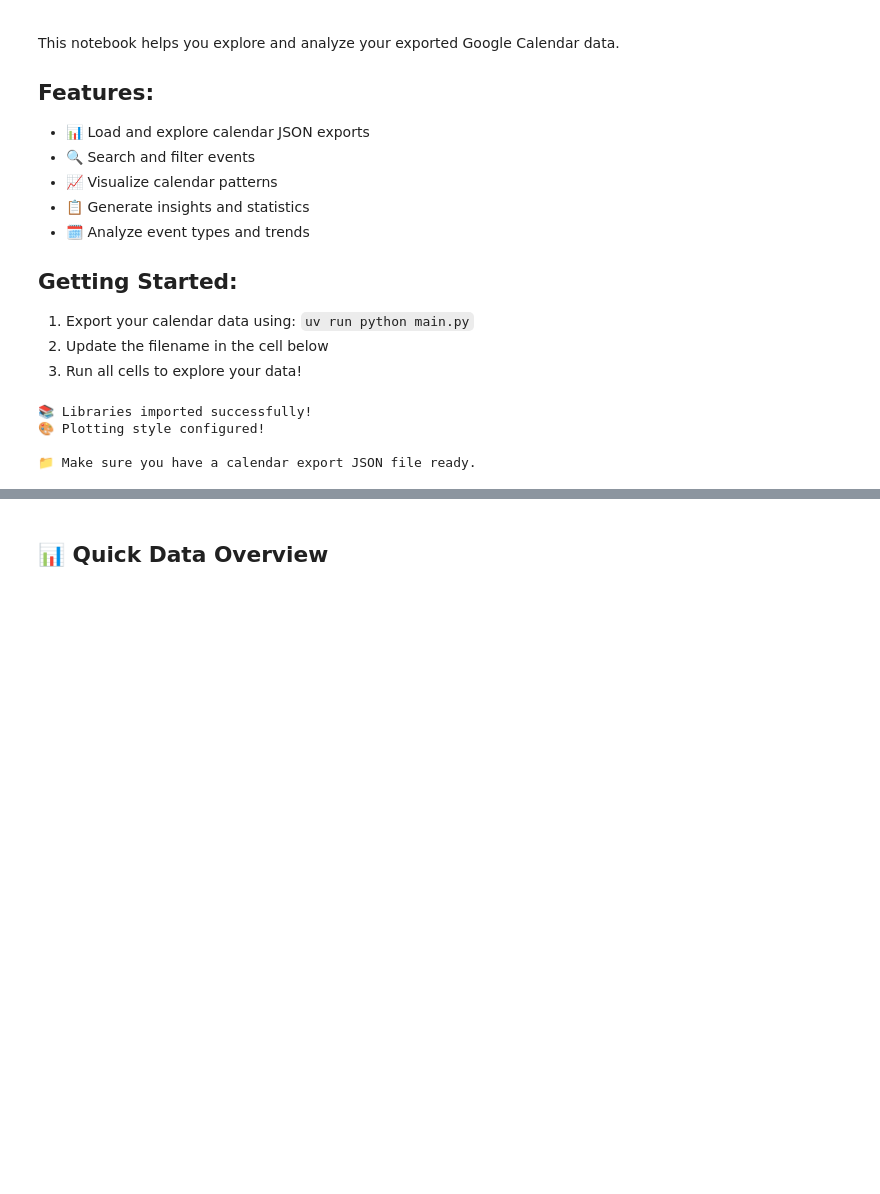
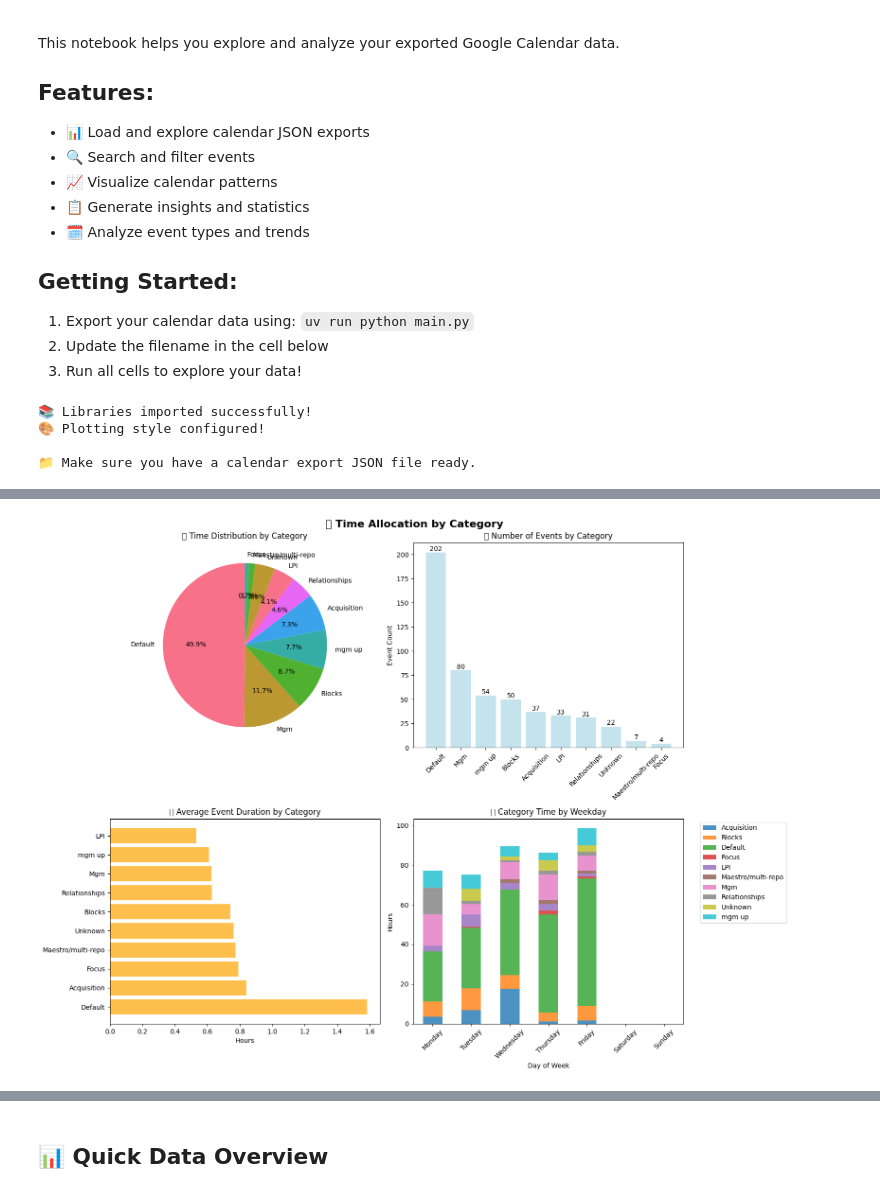
Before and after one commit to aluizdacosta/calendar-export, a Jupyter notebook: calendar_explorer.ipynb, the cells around one changed output, grey strips where cells are left out. Drawn from its saved outputs; the diff is of its cells as text; code cells hidden in the pictures; blank space fills up the shorter version.

```diff
--- a/calendar_explorer.ipynb
+++ b/calendar_explorer.ipynb
@@ -113,25 +93,18 @@ def create_events_dataframe(events: List[Dict[str, Any]]) -> pd.DataFrame:
     df_data = []
     for event in events:
         row = {
-            #'id': event.get('id', ''),
             'summary': event.get('summary', 'No Title'),
-            #'description': event.get('description', ''),
-            #'location': event.get('location', ''),
             'start_time': event.get('start_time', ''),
             'end_time': event.get('end_time', ''),
             'all_day': event.get('all_day', False),
             'timezone': event.get('timezone', ''),
-            'status': event.get('status', 'confirmed'),
-            'visibility': event.get('visibility', 'default'),
+            'status': event.get('status', ''),
             'attendees_count': event.get('attendees_count', 0),
-            'creator_email': event.get('creator', {}).get('email', ''),
             'organizer_email': event.get('organizer', {}).get('email', ''),
-            #'has_location': bool(event.get('location', '')),
-            #'has_description': bool(event.get('description', '')),
             #'has_attendees': event.get('attendees_count', 0) > 0,
             'event_type': event.get('event_type', 'default'),
             'has_recurrence': bool(event.get('recurring_event_id', '')),
-            #'recurrence': len(event.get('recurrence', [])) > 0,
+            'color_id': event.get('color_id', ''),
         }
         df_data.append(row)
 
@@ -204,0 +276,74 @@ else:
+# %%
+# Enhanced category-based analysis
+if not events_df.empty and 'category' in events_df.columns:
+
+    # Create a more meaningful visualization
+    fig, axes = plt.subplots(2, 2, figsize=(16, 12))
+    fig.suptitle('📊 Time Allocation by Category', fontsize=16, fontweight='bold')
+
+    # 1. Time spent by category (pie chart)
+    category_hours = events_df.groupby('category')['duration_hours'].sum().sort_values(ascending=False)
+
+    axes[0, 0].pie(category_hours.values, labels=category_hours.index, autopct='%1.1f%%',
+                   startangle=90)
+    axes[0, 0].set_title('🥧 Time Distribution by Category')
+
+    # 2. Event count by category (bar chart)
+    category_counts = events_df['category'].value_counts()
+    bars = axes[0, 1].bar(category_counts.index, category_counts.values,
+                         color='lightblue', alpha=0.7)
+    axes[0, 1].set_title('📅 Number of Events by Category')
+    axes[0, 1].set_ylabel('Event Count')
+    axes[0, 1].tick_params(axis='x', rotation=45)
+
+    # Add value labels on bars
+    for bar, value in zip(bars, category_counts.values):
+        axes[0, 1].text(bar.get_x() + bar.get_width()/2, bar.get_height() + 0.1,
+                       str(value), ha='center', va='bottom')
+
+    # 3. Average event duration by category
+    avg_duration = events_df.groupby('category')['duration_hours'].mean().sort_values(ascending=False)
+    axes[1, 0].barh(avg_duration.index, avg_duration.values, color='orange', alpha=0.7)
+    axes[1, 0].set_title('⏱️ Average Event Duration by Category')
+    axes[1, 0].set_xlabel('Hours')
+
+    # 4. Weekly pattern by category (if we have weekday data)
+    if 'weekday' in events_df.columns:
+        weekday_category = events_df.groupby(['weekday', 'category'])['duration_hours'].sum().unstack(fill_value=0)
+        weekday_order = ['Monday', 'Tuesday', 'Wednesday', 'Thursday', 'Friday', 'Saturday', 'Sunday']
+        weekday_category = weekday_category.reindex(weekday_order, fill_value=0)
+
+        weekday_category.plot(kind='bar', stacked=True, ax=axes[1, 1],
+                             colormap='tab10', alpha=0.8)
+        axes[1, 1].set_title('📈 Category Time by Weekday')
+        axes[1, 1].set_xlabel('Day of Week')
+        axes[1, 1].set_ylabel('Hours')
+        axes[1, 1].tick_params(axis='x', rotation=45)
+        axes[1, 1].legend(bbox_to_anchor=(1.05, 1), loc='upper left')
+
+    plt.tight_layout()
+    plt.show()
+
+    # Print detailed category insights
+    print("\n🔍 CATEGORY INSIGHTS")
+    print("=" * 50)
+
+    for category in category_summary.index:
+        if category != 'Unknown':
+            cat_events = events_df[events_df['category'] == category]
+            avg_duration = cat_events['duration_hours'].mean()
+            total_hours = cat_events['duration_hours'].sum()
+            event_count = len(cat_events)
+
+            print(f"\n📋 {category}:")
+            print(f"   Total time: {total_hours:.1f} hours ({category_summary.loc[category, 'time_percentage']:.1f}%)")
+            print(f"   Events: {event_count}")
+            print(f"   Avg duration: {avg_duration:.1f} hours")
+
+            # Most common times for this category
+            if 'hour' in cat_events.columns:
+                common_hours = cat_events['hour'].value_counts().head(3)
+                if not common_hours.empty:
+                    print(f"   Common times: {', '.join([f'{int(h):02d}:00' for h in common_hours.index if pd.notna(h)])}")
+# %% [output]
+[figure, added]
```
Also changed, not shown: parts of 8 cells of this notebook, 2 other files.
